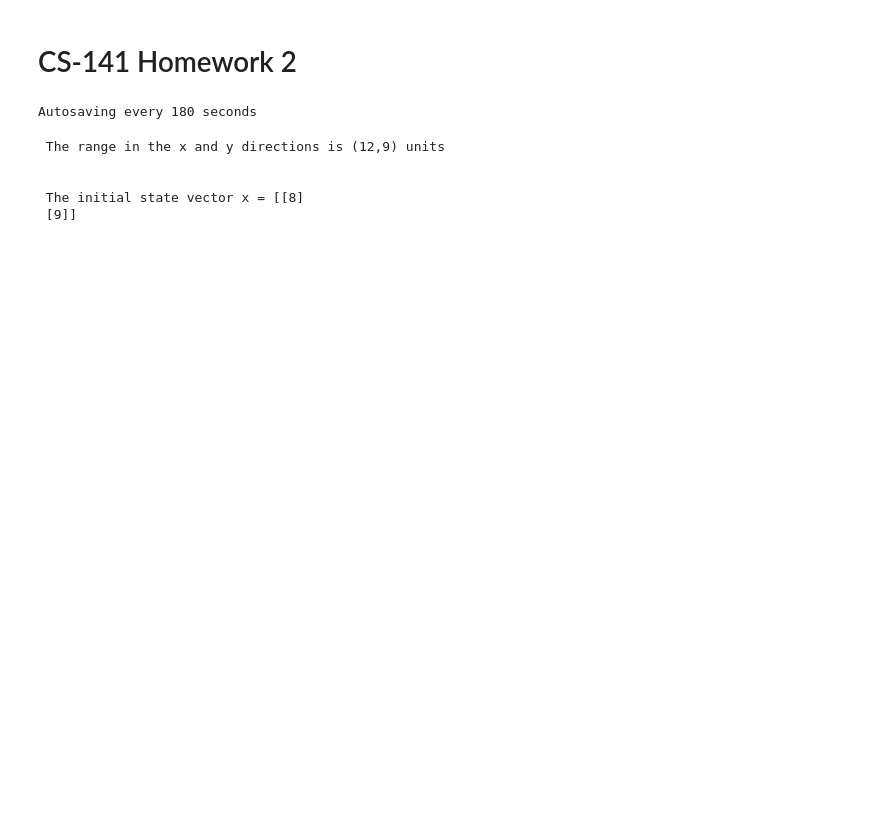
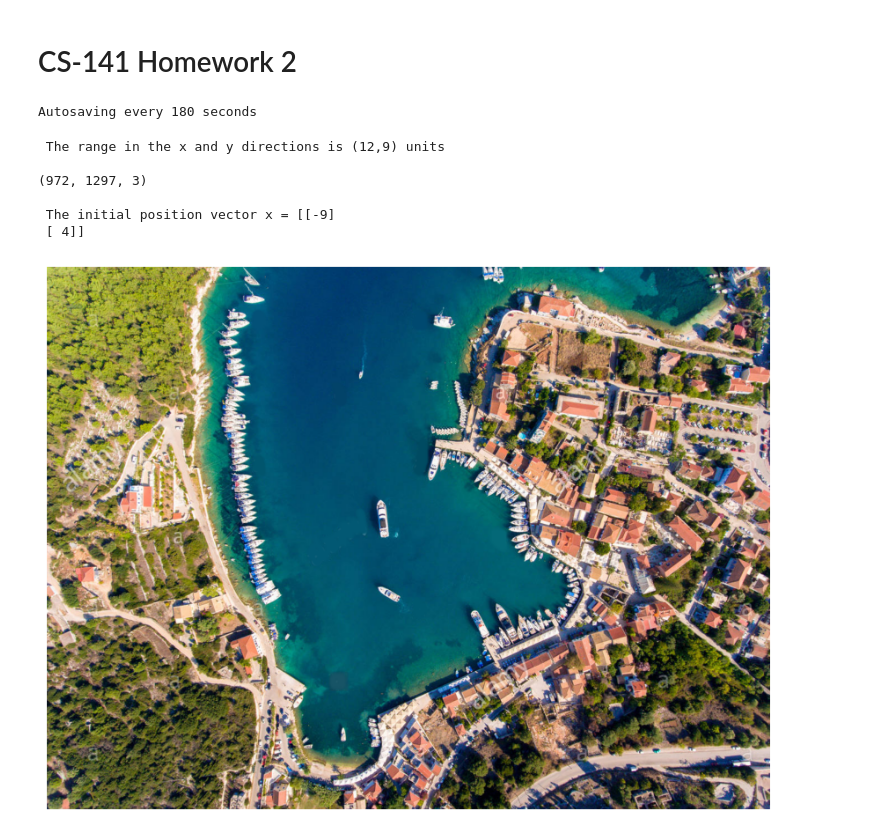
Before and after one commit to dchoate119/ProbabilisticRobotics, a Jupyter notebook: HW2/HW2_Scratch.ipynb, the cells around one changed output. Drawn from its saved outputs; the diff is of its cells as text; code cells hidden in the pictures; blank space fills up the shorter version.

```diff
--- a/HW2/HW2_Scratch.ipynb
+++ b/HW2/HW2_Scratch.ipynb
@@ -14,27 +14,44 @@ Autosaving every 180 seconds
 # %%
 # Upload image of choice
 map = cv2.imread('BayMap.png')
 # map = cv2.imread('CityMap.png')
 # map = cv2.imread('MarioMap.png')
 # print(map.shape) # printed as height, width
 
 # Calculate the range of the map
 # NOTE: 1 unit = 50 pixels
-range_x = ((map.shape[1])//2)//50
-range_y = ((map.shape[0])//2)//50
+m = 25 # images mxm pixels
+dFOV = m # Field of view of the drone
+sigma_movement = 5 # Movement from wind
+
+range_x = ((map.shape[1]-dFOV)//2)//50
+range_y = ((map.shape[0]-dFOV)//2)//50
 print(f'\n The range in the x and y directions is ({range_x},{range_y}) units \n')
 
 # Simulate a drone's starting position x and y
 pos_x = np.random.randint(-9, 10)
 # print(pos_x)
 pos_y = np.random.randint(-9, 10)
 # print(pos_y)
+print(map.shape)
+# pos_x = int(np.floor(np.random.rand()*(map.shape[1] - dFOV)))
+# pos_y = int(np.floor(np.random.rand()*(map.shape[0] - dFOV)))
+
 state_ini = np.array([[pos_x], [pos_y]])
-print(f'\n The initial state vector x = {state_ini} \n')
+print(f'\n The initial position vector x = {state_ini} \n')
+
+# Show the image
+plt.figure(figsize=(15, 8))
+map = cv2.cvtColor(map, cv2.COLOR_BGR2RGB)
+plt.imshow(map)
+plt.axis("off")
+plt.show()
 # %% [output]
  The range in the x and y directions is (12,9) units
 
+(972, 1297, 3)
 
- The initial state vector x = [[8]
- [9]]
+ The initial position vector x = [[-9]
+ [ 4]]
+[figure, added]
 # %%
```
Also changed, not shown: parts of 5 cells of this notebook.
